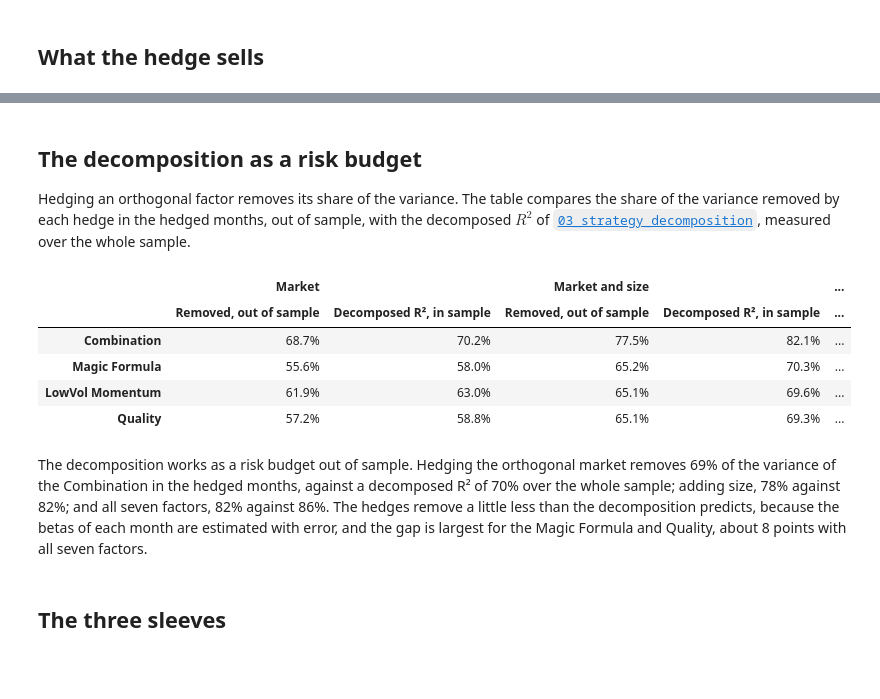
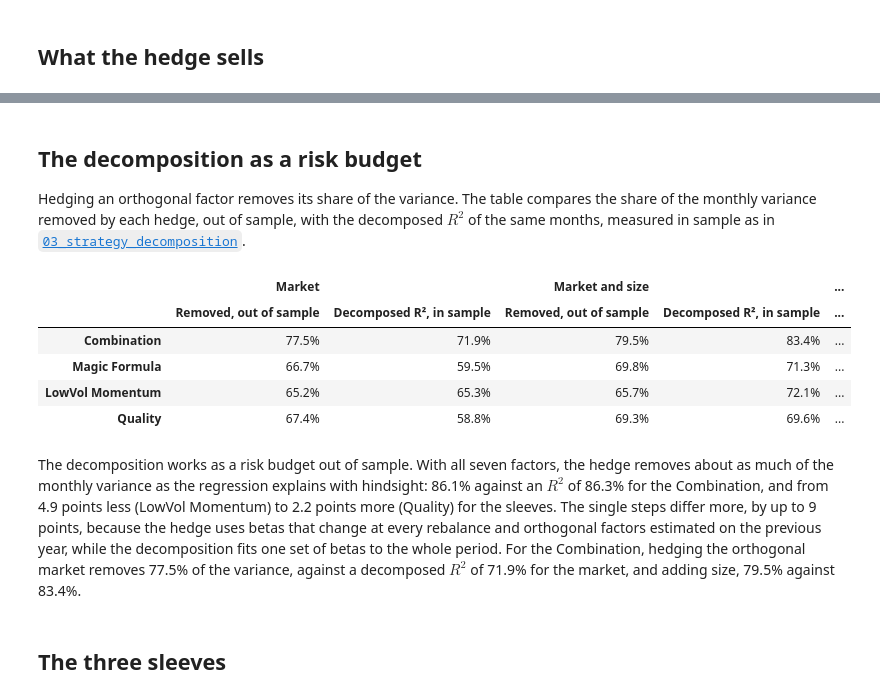
Before and after one commit to pedroandion/orthogonal-factors-brazil, a Jupyter notebook: 07_factor_hedge.ipynb, the cells around one changed output, grey strips where cells are left out. Saved outputs shown, nothing was run; the diff lists cells and outputs as text; code cells hidden in the pictures; blank space fills up the shorter version.

```diff
--- a/07_factor_hedge.ipynb
+++ b/07_factor_hedge.ipynb
@@ -40,0 +59,34 @@ strategies = to_monthly(load_brazil_strategies()).loc[MONTHLY_SAMPLE]
+# %%
+def stock_betas(day, tickers, window = 252, min_days = 200):
+    # Betas of each stock on the seven factors, and on the market alone, from the `window` trading days up to `day`
+    end = days.get_loc(day)
+    F = factors_daily.iloc[max(0, end - window + 1):end + 1]
+    X = np.column_stack([np.ones(len(F)), F.values])
+    rows = {}
+    for ticker in tickers:
+        y = stock_returns[ticker].reindex(F.index).values
+        ok = ~np.isnan(y)
+        if ok.sum() < min_days:
+            continue
+        betas = np.linalg.lstsq(X[ok], y[ok], rcond = None)[0][1:]
+        capm = np.linalg.lstsq(X[ok][:, :2], y[ok], rcond = None)[0][1]
+        rows[ticker] = np.append(betas, capm)
+    return pd.DataFrame(rows, index = BRAZIL_FACTORS + ['CAPM']).T
+
+def portfolio_betas(window = 252, min_days = 200):
+    # Betas of each strategy at each rebalance, averaged over its holdings with the portfolio weights.
+    # Stocks without enough history are left out and the weights of the others rescaled.
+    rows = {}
+    for date in rebalances:
+        signal_day = days[days.get_loc(date) - 1]
+        held = holdings[holdings['Date'] == date]
+        betas = stock_betas(signal_day, held['Ticker'].unique(), window, min_days)
+        for strategy, group in held.groupby('Strategy'):
+            weights = group.set_index('Ticker')['Weight']
+            covered = weights.index.intersection(betas.index)
+            rows[(strategy, date)] = pd.concat([betas.loc[covered].mul(weights[covered], axis = 0).sum() / weights[covered].sum(),
+                                                pd.Series({'Coverage': weights[covered].sum()})])
+    return pd.DataFrame(rows).T
+
+betas = portfolio_betas()
+betas.groupby(level = 0)['Coverage'].agg(['mean', 'min']).style.format('{:.1%}')
@@ -151,28 +285,30 @@ On average, the index hedge of the Combination sells 0.75 of the Ibovespa per re
 # %% [markdown]
 ## The decomposition as a risk budget
 
-Hedging an orthogonal factor removes its share of the variance. The table compares the share of the variance removed by each hedge in the hedged months, out of sample, with the decomposed $R^2$ of [`03_strategy_decomposition`](03_strategy_decomposition.ipynb), measured over the whole sample.
+Hedging an orthogonal factor removes its share of the variance. The table compares the share of the monthly variance removed by each hedge, out of sample, with the decomposed $R^2$ of the same months, measured in sample as in [`03_strategy_decomposition`](03_strategy_decomposition.ipynb).
 # %%
+factors_monthly = to_monthly(factors_daily).loc[MONTHLY_SAMPLE]
 budget = {}
-for s, (hedged, _) in results.items():
-    removed = 1 - hedged.var() / hedged['Unhedged'].var()
-    _, dr2 = decompose(strategies[s], factors)
+for s, series in hedged.items():
+    monthly = to_monthly(series)
+    removed = 1 - monthly.var() / monthly['Unhedged'].var()
+    _, dr2 = decompose(monthly['Unhedged'], factors_monthly)
     budget[s] = {('Market', 'Removed, out of sample'): removed['Market (orthogonal)'],
                  ('Market', 'Decomposed R², in sample'): dr2['Mkt_RF'],
                  ('Market and size', 'Removed, out of sample'): removed['Market and size (orthogonal)'],
                  ('Market and size', 'Decomposed R², in sample'): dr2[['Mkt_RF', 'SMB']].sum(),
                  ('All seven', 'Removed, out of sample'): removed['All seven factors'],
                  ('All seven', 'Decomposed R², in sample'): dr2.sum()}
 pd.DataFrame(budget).T.style.format('{:.1%}')
 # %% [output]
 |  | Market |  | Market and size |  | ... |
 |  | Removed, out of sample | Decomposed R², in sample | Removed, out of sample | Decomposed R², in sample | ... |
-| Combination | 68.7% | 70.2% | 77.5% | 82.1% | ... |
-| Magic Formula | 55.6% | 58.0% | 65.2% | 70.3% | ... |
-| LowVol Momentum | 61.9% | 63.0% | 65.1% | 69.6% | ... |
-| Quality | 57.2% | 58.8% | 65.1% | 69.3% | ... |
+| Combination | 77.5% | 71.9% | 79.5% | 83.4% | ... |
+| Magic Formula | 66.7% | 59.5% | 69.8% | 71.3% | ... |
+| LowVol Momentum | 65.2% | 65.3% | 65.7% | 72.1% | ... |
+| Quality | 67.4% | 58.8% | 69.3% | 69.6% | ... |
-# %% [markdown]
-The decomposition works as a risk budget out of sample. Hedging the orthogonal market removes 69% of the variance of the Combination in the hedged months, against a decomposed R² of 70% over the whole sample; adding size, 78% against 82%; and all seven factors, 82% against 86%. The hedges remove a little less than the decomposition predicts, because the betas of each month are estimated with error, and the gap is largest for the Magic Formula and Quality, about 8 points with all seven factors.
+# %% [markdown]
+The decomposition works as a risk budget out of sample. With all seven factors, the hedge removes about as much of the monthly variance as the regression explains with hindsight: 86.1% against an $R^2$ of 86.3% for the Combination, and from 4.9 points less (LowVol Momentum) to 2.2 points more (Quality) for the sleeves. The single steps differ more, by up to 9 points, because the hedge uses betas that change at every rebalance and orthogonal factors estimated on the previous year, while the decomposition fits one set of betas to the whole period. For the Combination, hedging the orthogonal market removes 77.5% of the variance, against a decomposed $R^2$ of 71.9% for the market, and adding size, 79.5% against 83.4%.
 # %% [markdown]
 ## The three sleeves
 # %%
```
Also changed, not shown: parts of 30 cells of this notebook, 9 other files.
